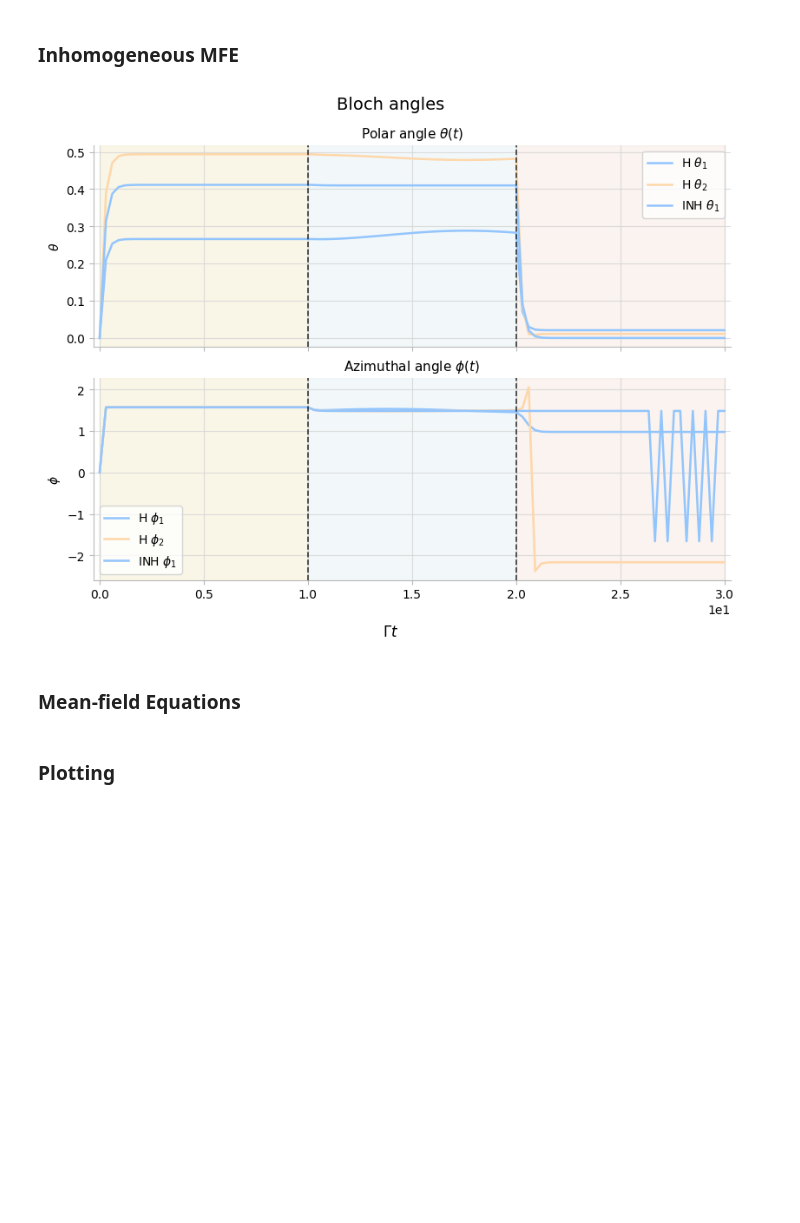
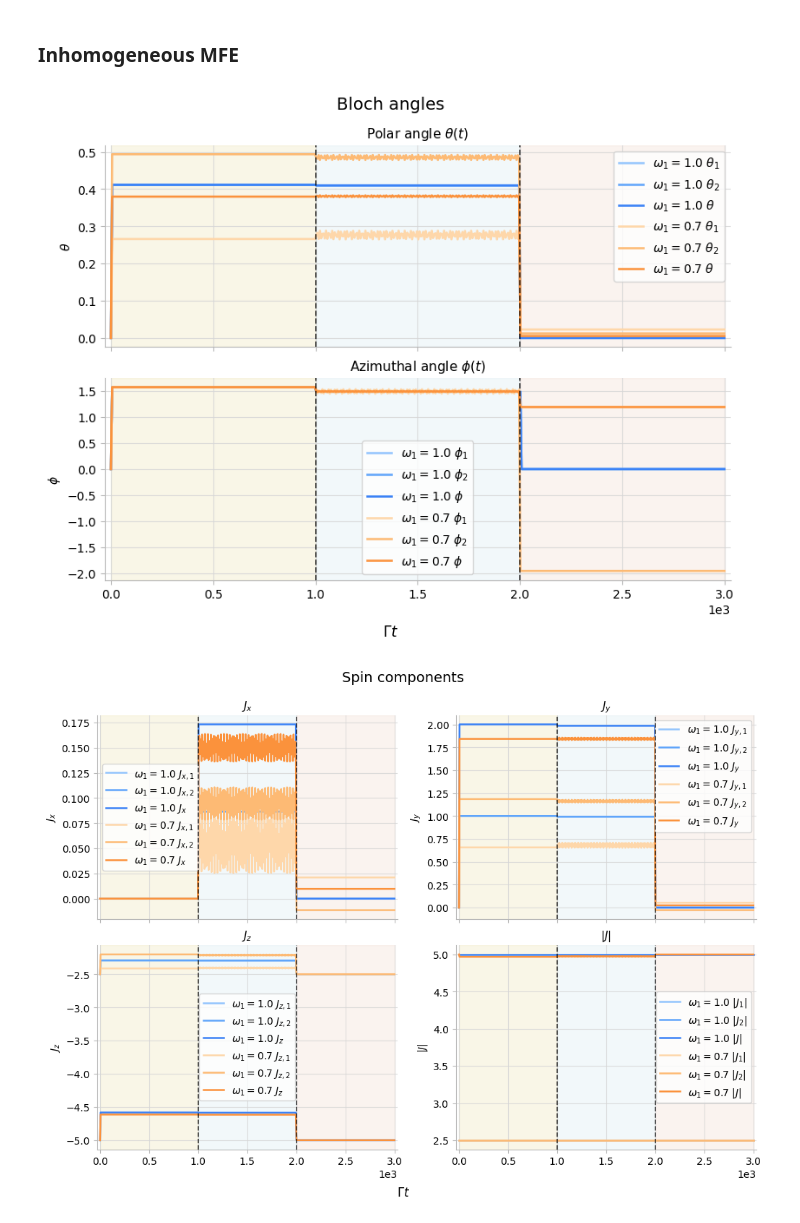
Before and after one commit to AsharKamal98/cavity-OAT, a Jupyter notebook: notebooks/h_v_inh_mfe.ipynb, the cells around one changed output. Drawn from its saved outputs; the diff is of its cells as text; code cells hidden in the pictures; blank space fills up the shorter version.

```diff
--- a/notebooks/h_v_inh_mfe.ipynb
+++ b/notebooks/h_v_inh_mfe.ipynb
@@ -31,7 +31,7 @@ from common.plotting import (
 )
 
 # common fixed
-Gamma = 1; num_snapshots=100
+Gamma = 1; num_snapshots=500
 # param
 dN = 0
 Ni = [10,10]
@@ -48,9 +48,9 @@ Omega0 = scaled_N_Gamma(Omega_factor, sum(Ni), Gamma)
 delta0 = scaled_N_Gamma(delta_factor, sum(Ni), Gamma)
 #delta0 = 1
 # protocol durations
-T1 = 10.0
-T2 = 10.0
-T3 = 10.0
+T1 = 1000.0
+T2 = 1000.0
+T3 = 1000.0
 
 simulation_metadata = SimulationMetadata(
     Ni=tuple(Ni),
@@ -81,7 +81,7 @@ h_mfe_moments = MomentSeries(
 # Define method parameters and solve using mean-field equations
 h_mfe_parameters = MFESolverParameters(
     Ni=simulation_metadata.Ni,
-    omega_i=simulation_metadata.omega_groups,
+    omega_i=[1.0,1.0],
     Gamma=simulation_metadata.Gamma,
     phases=simulation_metadata.phases,
 )
@@ -119,36 +119,45 @@ inh_mfe_moments.J = compute_mfe_j_moments(inh_mfe_result)
 # %%
 
 fig, axes = plot_bloch_angles(
     h_mfe_moments.J,
     phases=h_mfe_moments.metadata.phases,
-    label=f"H",
-    #colour_family_index=0,
-    shade_index=0,
+    label=r"$\omega_1 = 1.0$",
+    colour_family_index=0,
+    #shade_index=3,
     linestyle="-",
 )
 
 fig, axes = plot_bloch_angles(
     inh_mfe_moments.J,
     phases=inh_mfe_moments.metadata.phases,
-    label=f"INH",
-    #colour_family_index=0,
-    shade_index=0,
+    label=r"$\omega_1 = 0.7$",
+    colour_family_index=1,
+    #shade_index=3,
     linestyle="-",
     axes=axes,
+    output_path=f"{output_dir}/h_v_inh_mfe/angles"
+
 )
 
-# fig, axes_spins = plot_spin_components(
-#     mfe_moments.J,
-#     normalized=True,
-#     phases=mfe_moments.metadata.phases,
-#     label=f"N = {2*NJi}",
-#     colour_index=i,
-#     linestyle="-",
-#     axes=axes_spins
-# )
+fig, axes = plot_spin_components(
+    h_mfe_moments.J,
+    phases=h_mfe_moments.metadata.phases,
+    label=r"$\omega_1 = 1.0$",
+    colour_family_index=0,
+    #shade_index=3,
+    linestyle="-",
+)
+
+fig, axes = plot_spin_components(
+    inh_mfe_moments.J,
+    phases=inh_mfe_moments.metadata.phases,
+    label=r"$\omega_1 = 0.7$",
+    colour_family_index=1,
+    #shade_index=3,
+    linestyle="-",
+    axes=axes,
+    output_path=f"{output_dir}/h_v_inh_mfe/spins"
+)
 # %% [output]
-[figure, old version]
+[figure, new version]
+[figure, added]
-# %% [markdown]
-### Mean-field Equations
-# %% [markdown]
-### Plotting
```
Also changed, not shown: parts of 2 cells of this notebook, 14 other files.
